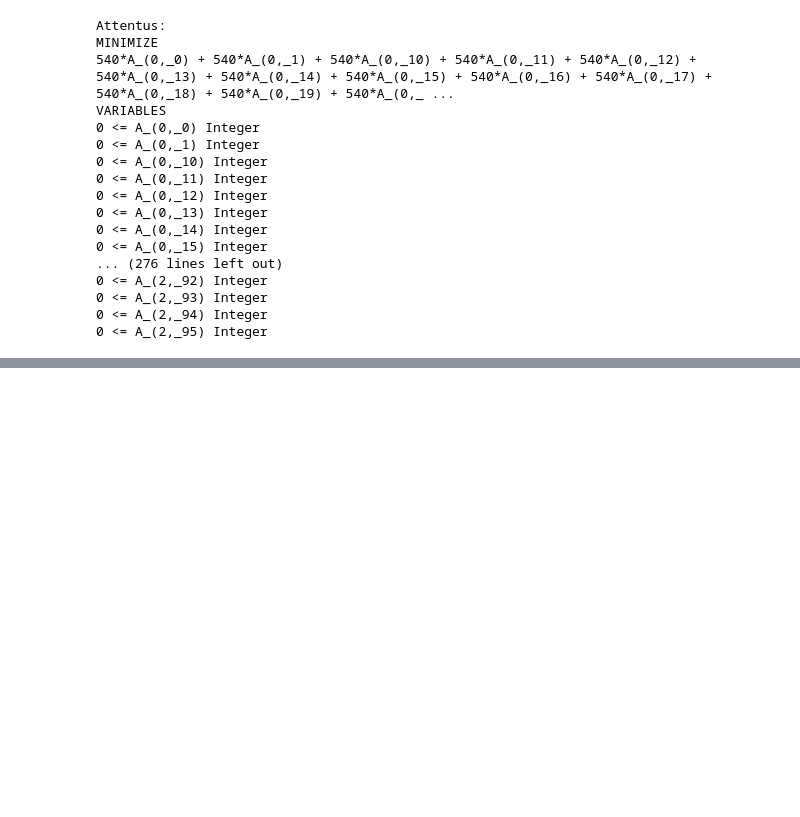
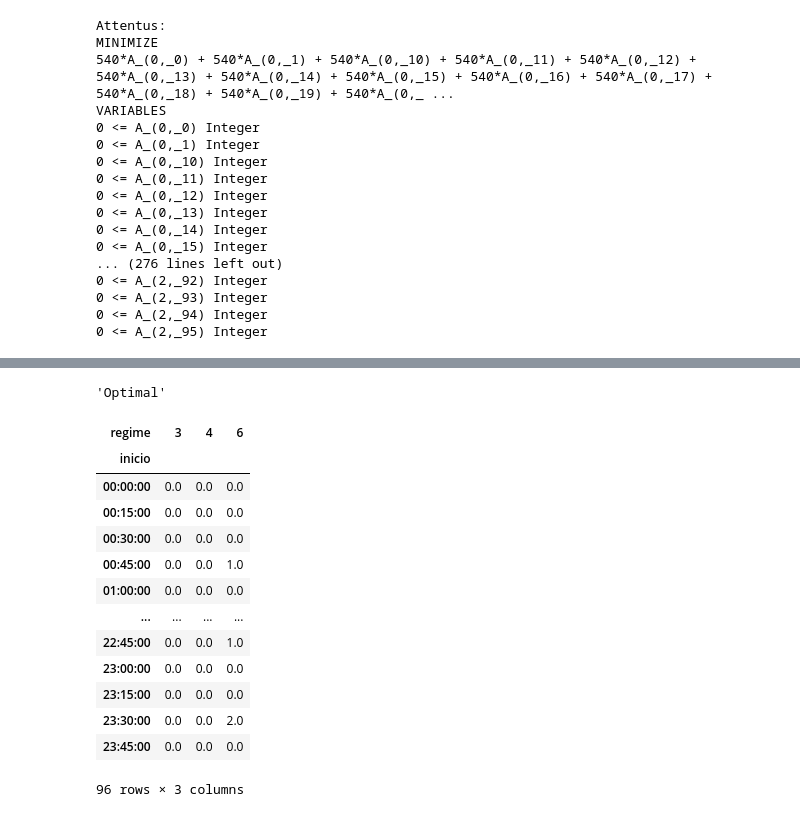
Before and after one commit to Naner1618/attentus, a Jupyter notebook: nan_attentus_aula.ipynb, the cells around one changed output, grey strips where cells are left out. Saved outputs shown, nothing was run; the diff lists cells and outputs as text; code cells hidden in the pictures; blank space fills up the shorter version.

```diff
--- a/nan_attentus_aula.ipynb
+++ b/nan_attentus_aula.ipynb
@@ -642,0 +648,3 @@ VARIABLES
+# %%
+lista = [0, 1, 2, 3, 4, 5, 6, 7]
+lista
@@ -642,0 +1145,11 @@ VARIABLES
+# %%
+inicios = \
+    pd.date_range(
+        start=f"2000-01-01 {hora_inicial:02}:{minuto_inicial:02}:00",
+                        end = dtm.strptime(
+                            f"2000-01-{dia_final} {hora_final:02}:{minuto_final:02}:59",
+                            "%Y-%m-%d %H:%M:%S"
+                        ),
+                        freq=f"{minutos_dividir}min"
+                        ).strftime("%H:%M:%S").tolist()[:-1]
+inicios
@@ -642,0 +1274,46 @@ VARIABLES
+# %%
+plp.LpStatus[porb.status]
+# %% [output]
+'Optimal'
+# %%
+def gera_resultados(prob, regimes, inicios):
+    resultados = []
+    for v_tupla, v_pulp in pulp_variaveis.items():
+        # print(v_pulp.varValue, v_tupla)
+        indice_regime, indice_inicio = v_tupla
+        nome_regime = regimes[indice_regime]
+        nome_inicio = inicios[indice_inicio]
+        # print(nome_regime, nome_inicio)
+        resultados.append({
+            "regime": nome_regime,
+            "inicio": nome_inicio,
+            "valor": v_pulp.varValue
+        })
+
+    df_resultados = pd.DataFrame(resultados)
+    df_resutados_pivotado = \
+        df_resultados.pivot_table(columns="regime",
+                                index="inicio",
+                                values="valor")
+
+    return df_resutados_pivotado
+# %%
+df_resultados = gera_resultados(prob,
+                                regimes,
+                                inicios)
+df_resultados
+# %% [output]
+| regime | 3 | 4 | 6 |
+| inicio |  |  |  |
+| 00:00:00 | 0.0 | 0.0 | 0.0 |
+| 00:15:00 | 0.0 | 0.0 | 0.0 |
+| 00:30:00 | 0.0 | 0.0 | 0.0 |
+| 00:45:00 | 0.0 | 0.0 | 1.0 |
+| 01:00:00 | 0.0 | 0.0 | 0.0 |
+| ... | ... | ... | ... |
+| 22:45:00 | 0.0 | 0.0 | 1.0 |
+| 23:00:00 | 0.0 | 0.0 | 0.0 |
+| 23:15:00 | 0.0 | 0.0 | 0.0 |
+| 23:30:00 | 0.0 | 0.0 | 2.0 |
+| 23:45:00 | 0.0 | 0.0 | 0.0 |
+96 rows × 3 columns
```
Also changed, not shown: parts of 87 cells of this notebook, 4 other files.
